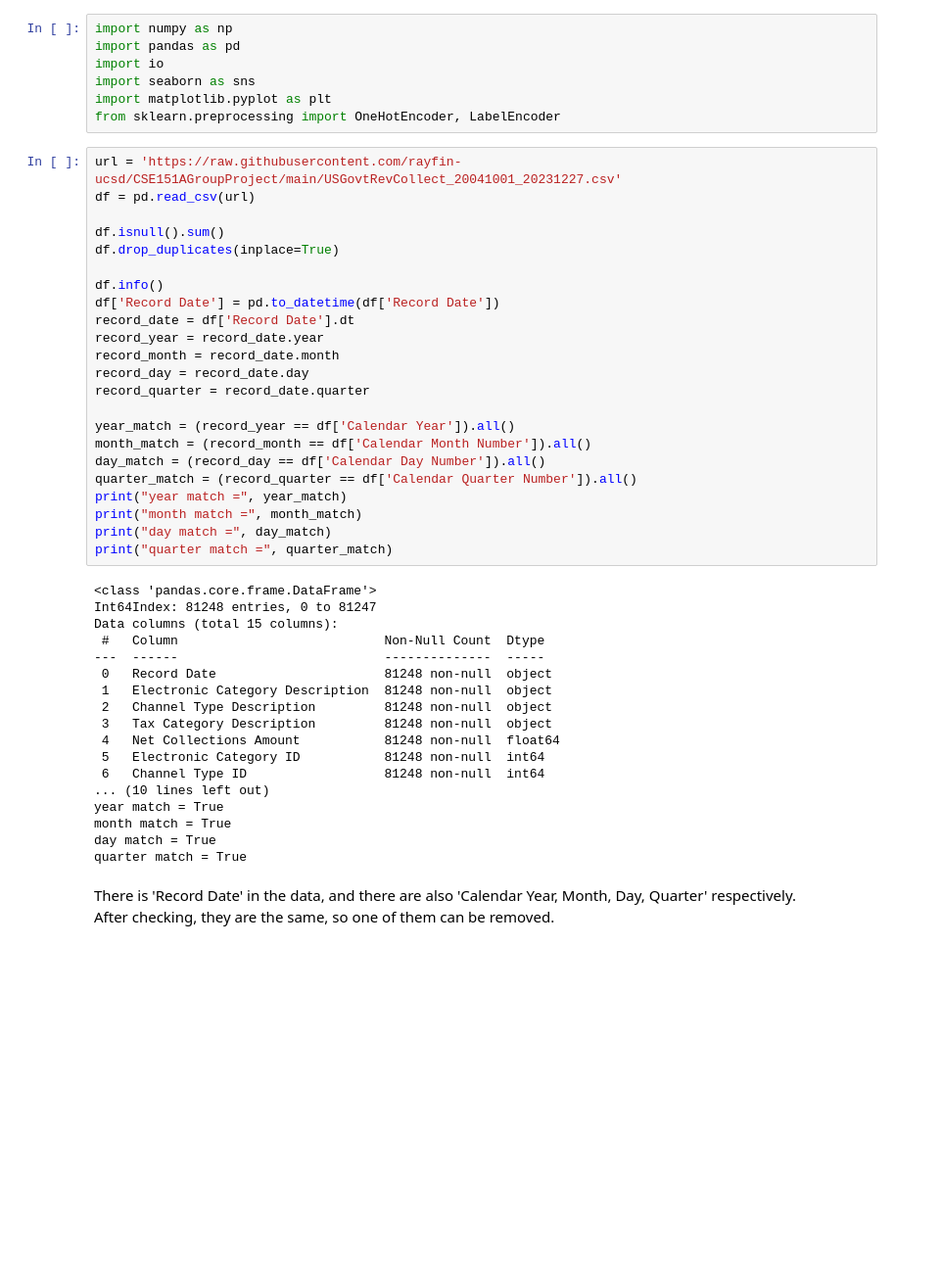
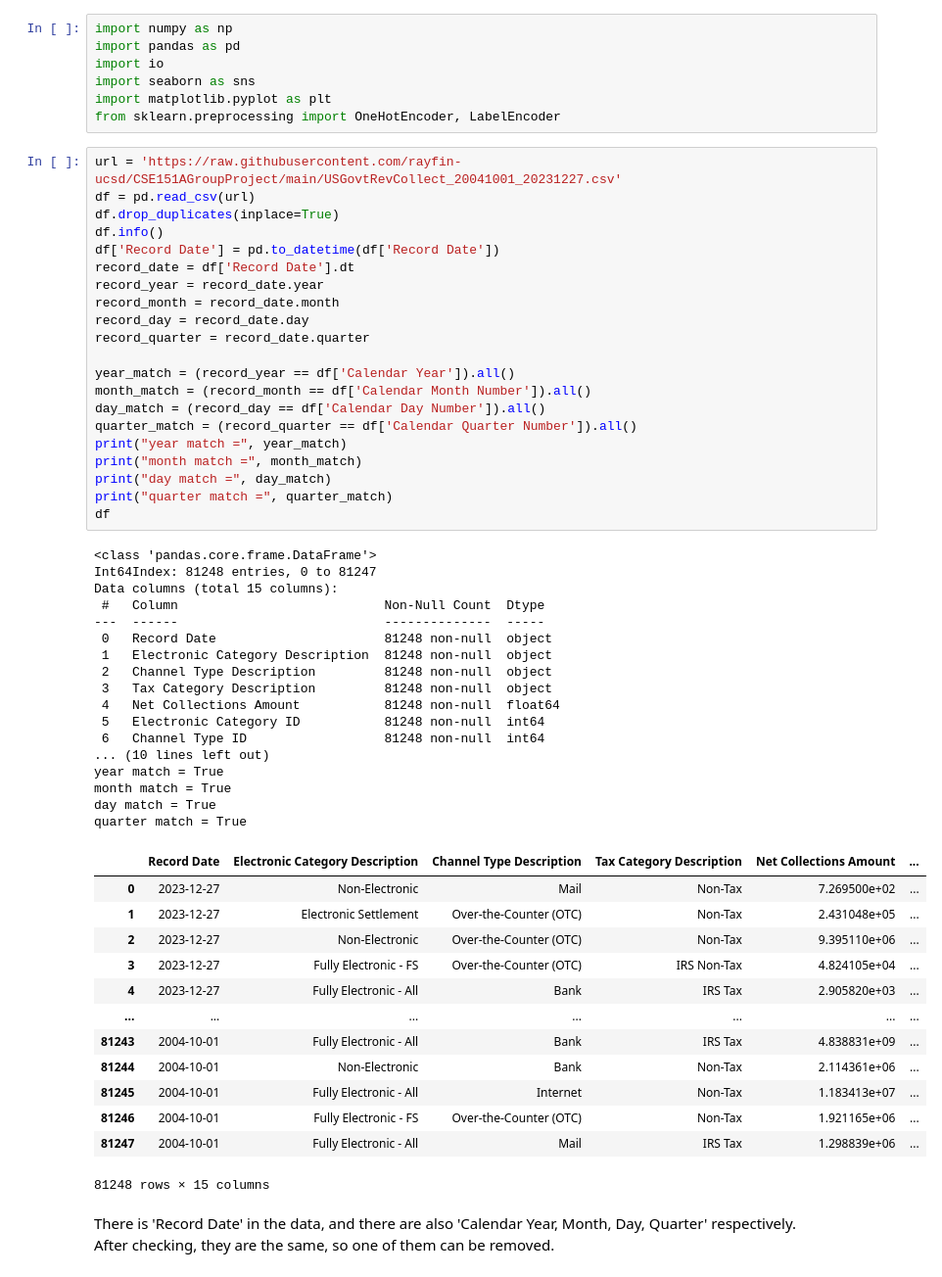
Before and after one commit to rayfin-ucsd/CSE151AGroupProject, a Jupyter notebook: data_final.ipynb, the cells around one changed output. Shown at 98% size. Saved outputs shown, nothing was run; the diff lists cells and outputs as text; blank space fills up the shorter version.

```diff
--- a/data_final.ipynb
+++ b/data_final.ipynb
@@ -8,10 +8,7 @@ from sklearn.preprocessing import OneHotEncoder, LabelEncoder
 # %%
 url = 'https://raw.githubusercontent.com/rayfin-ucsd/CSE151AGroupProject/main/USGovtRevCollect_20041001_20231227.csv'
 df = pd.read_csv(url)
-
-df.isnull().sum()
 df.drop_duplicates(inplace=True)
-
 df.info()
 df['Record Date'] = pd.to_datetime(df['Record Date'])
 record_date = df['Record Date'].dt
@@ -19,33 +16,47 @@ record_year = record_date.year
 record_month = record_date.month
 record_day = record_date.day
 record_quarter = record_date.quarter
 
 year_match = (record_year == df['Calendar Year']).all()
 month_match = (record_month == df['Calendar Month Number']).all()
 day_match = (record_day == df['Calendar Day Number']).all()
 quarter_match = (record_quarter == df['Calendar Quarter Number']).all()
 print("year match =", year_match)
 print("month match =", month_match)
 print("day match =", day_match)
 print("quarter match =", quarter_match)
+df
 # %% [output]
 <class 'pandas.core.frame.DataFrame'>
 Int64Index: 81248 entries, 0 to 81247
 Data columns (total 15 columns):
  #   Column                           Non-Null Count  Dtype
 ---  ------                           --------------  -----
  0   Record Date                      81248 non-null  object
  1   Electronic Category Description  81248 non-null  object
  2   Channel Type Description         81248 non-null  object
  3   Tax Category Description         81248 non-null  object
  4   Net Collections Amount           81248 non-null  float64
  5   Electronic Category ID           81248 non-null  int64
  6   Channel Type ID                  81248 non-null  int64
 ... (10 lines left out)
 year match = True
 month match = True
 day match = True
 quarter match = True
+|  | Record Date | Electronic Category Description | Channel Type Description | Tax Category Description | Net Collections Amount | ... |
+| 0 | 2023-12-27 | Non-Electronic | Mail | Non-Tax | 7.269500e+02 | ... |
+| 1 | 2023-12-27 | Electronic Settlement | Over-the-Counter (OTC) | Non-Tax | 2.431048e+05 | ... |
+| 2 | 2023-12-27 | Non-Electronic | Over-the-Counter (OTC) | Non-Tax | 9.395110e+06 | ... |
+| 3 | 2023-12-27 | Fully Electronic - FS | Over-the-Counter (OTC) | IRS Non-Tax | 4.824105e+04 | ... |
+| 4 | 2023-12-27 | Fully Electronic - All | Bank | IRS Tax | 2.905820e+03 | ... |
+| ... | ... | ... | ... | ... | ... | ... |
+| 81243 | 2004-10-01 | Fully Electronic - All | Bank | IRS Tax | 4.838831e+09 | ... |
+| 81244 | 2004-10-01 | Non-Electronic | Bank | Non-Tax | 2.114361e+06 | ... |
+| 81245 | 2004-10-01 | Fully Electronic - All | Internet | Non-Tax | 1.183413e+07 | ... |
+| 81246 | 2004-10-01 | Fully Electronic - FS | Over-the-Counter (OTC) | Non-Tax | 1.921165e+06 | ... |
+| 81247 | 2004-10-01 | Fully Electronic - All | Mail | IRS Tax | 1.298839e+06 | ... |
+81248 rows × 15 columns
 # %% [markdown]
 There is 'Record Date' in the data, and there are also 'Calendar Year, Month, Day, Quarter' respectively.
 After checking, they are the same, so one of them can be removed.
```
Also changed, not shown: parts of 3 cells of this notebook, 1 other file.
